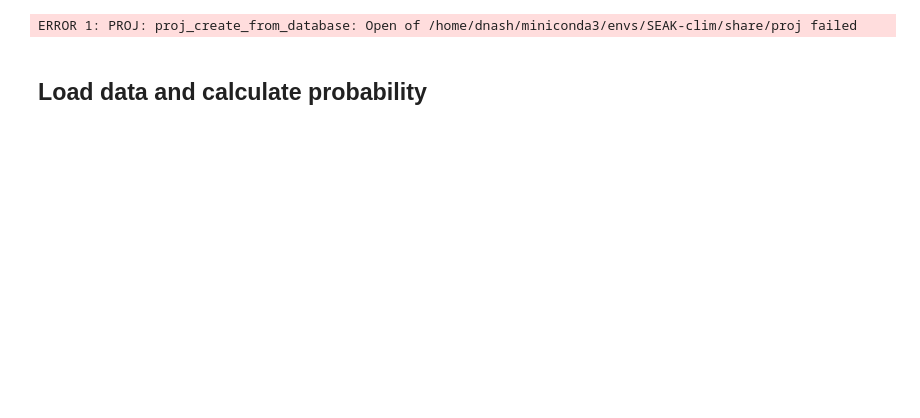
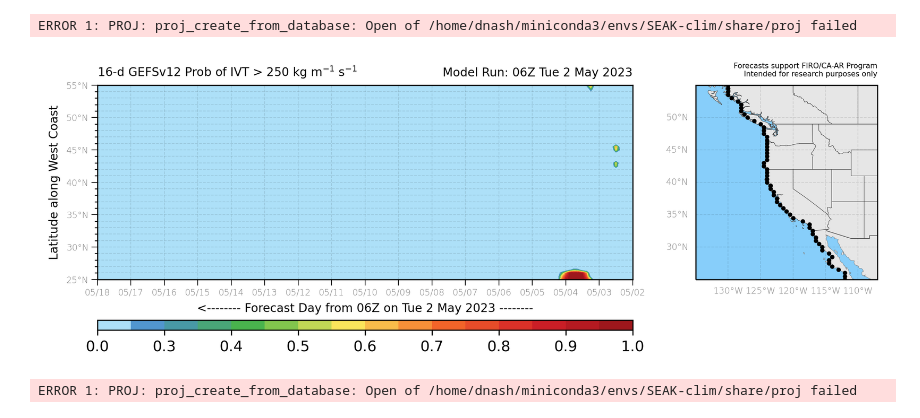
Before and after one commit to CW3E/ar_landfall_tool, a Jupyter notebook: analysis/waterfall_tool.ipynb, the cells around one changed output. Drawn from its saved outputs; the diff is of its cells as text; code cells hidden in the pictures; blank space fills up the shorter version.

Commit message:
add class capability for waterfall plot

```diff
--- a/analysis/waterfall_tool.ipynb
+++ b/analysis/waterfall_tool.ipynb
@@ -1,3 +1,14 @@
+# %%
+import os, sys
+%matplotlib inline
+sys.path.append('../modules')
+from ar_tools import waterfall_ivt_probability
+
+s = waterfall_ivt_probability(textpts_fname='../data/latlon_coast.txt', forecast='GEFS', threshold=250)
+s.create_figure()
+# %% [output]
+ERROR 1: PROJ: proj_create_from_database: Open of /home/dnash/miniconda3/envs/SEAK-clim/share/proj failed
+[figure, added]
 # %%
 # Standard Python modules
 import os, sys
@@ -53,2 +64,0 @@ path_to_figs = '../figs/'      # figures
-# %% [markdown]
-## Load data and calculate probability
```
Also changed, not shown: parts of 11 cells of this notebook, 2 other files.
